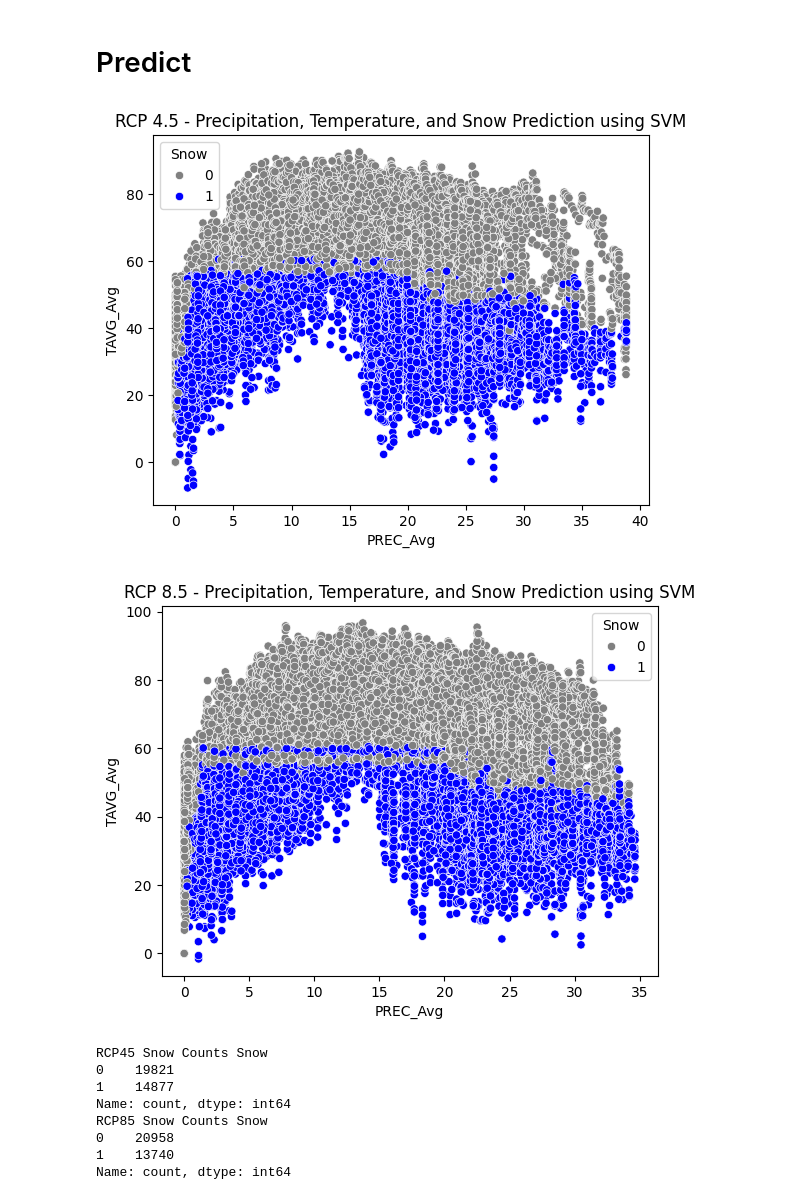
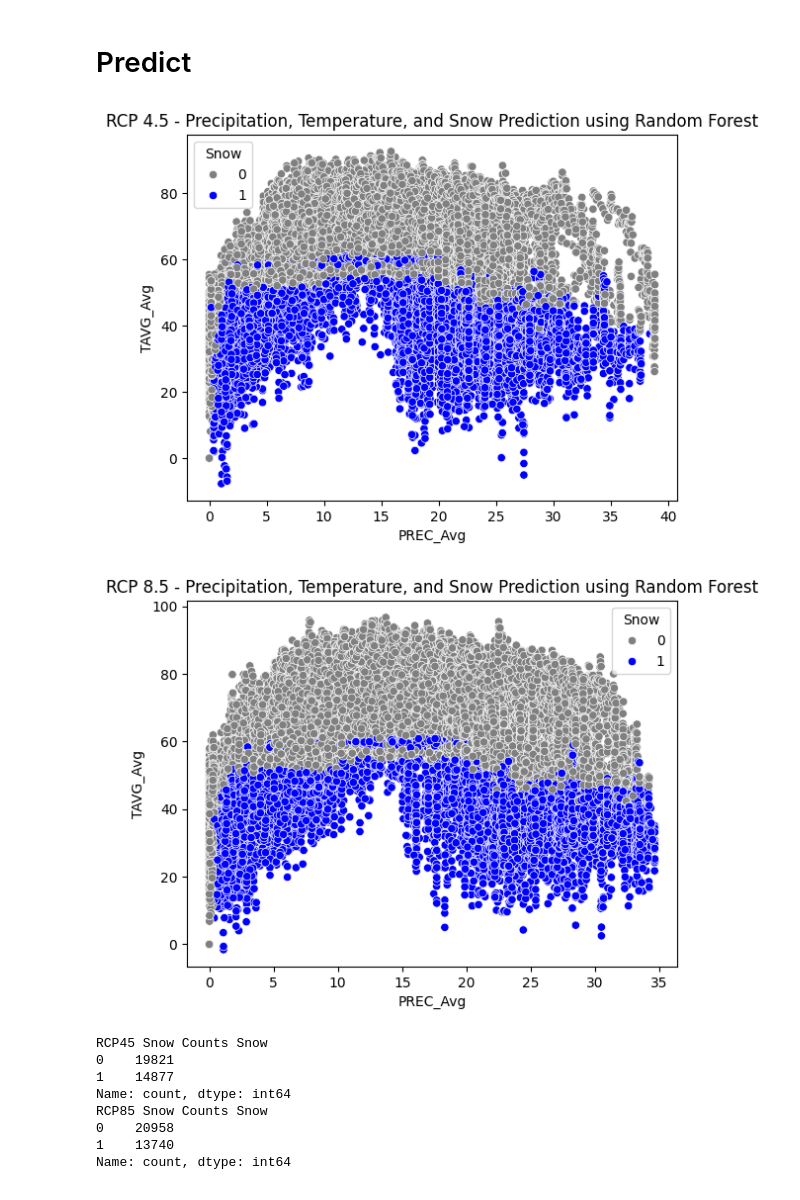
Before and after one commit to garrettwflowers/colorado-riverflow-prediction, a Jupyter notebook: ensemble.ipynb, the cells around one changed output. Saved outputs shown, nothing was run; the diff lists cells and outputs as text; code cells hidden in the pictures.

```diff
--- a/ensemble.ipynb
+++ b/ensemble.ipynb
@@ -191,18 +191,18 @@ Accuracy: 96.9940322907658
 # %%
 df_rcp45 = pd.read_csv('data/scenarios/rcp45_CanESM2-CanRCM4.csv', index_col=0, parse_dates=True)[['temp','prec_year']]
 df_rcp45 = df_rcp45.rename(columns={'prec_year': 'PREC_Avg', 'temp': 'TAVG_Avg'})
 df_rcp45 = df_rcp45[['PREC_Avg', 'TAVG_Avg']]
 
 rcp45_snow_predictions = snow_rf.predict(df_rcp45)
 
 sns.scatterplot(data=df_rcp45, x='PREC_Avg', y='TAVG_Avg', hue=rcp45_snow_predictions, palette=palette)
 plt.legend(title='Snow')
-plt.title('RCP 4.5 - Precipitation, Temperature, and Snow Prediction using SVM')
+plt.title('RCP 4.5 - Precipitation, Temperature, and Snow Prediction using Random Forest')
 plt.show()
 # %% [output]
-[figure, old version]
+[figure, new version]
 # %%
-df_rcp85 = pd.read_csv('data/rcp85_CanESM2-CanRCM4.csv', index_col=0, parse_dates=True)[['temp','prec_year']]
+df_rcp85 = pd.read_csv('data/scenarios/rcp85_CanESM2-CanRCM4.csv', index_col=0, parse_dates=True)[['temp','prec_year']]
 df_rcp85 = df_rcp85.rename(columns={'prec_year': 'PREC_Avg', 'temp': 'TAVG_Avg'})
 df_rcp85 = df_rcp85[['PREC_Avg', 'TAVG_Avg']]
 
@@ -210,10 +210,10 @@ rcp85_snow_predictions = snow_rf.predict(df_rcp85)
 
 sns.scatterplot(data=df_rcp85, x='PREC_Avg', y='TAVG_Avg', hue=rcp85_snow_predictions, palette=palette)
 plt.legend(title='Snow')
-plt.title('RCP 8.5 - Precipitation, Temperature, and Snow Prediction using SVM')
+plt.title('RCP 8.5 - Precipitation, Temperature, and Snow Prediction using Random Forest')
 plt.show()
 # %% [output]
-[figure, old version]
+[figure, new version]
 # %%
 # add to dataframe
 df_rcp45['Snow'] = rcp45_snow_predictions
```
Also changed, not shown: parts of 2 cells of this notebook.
